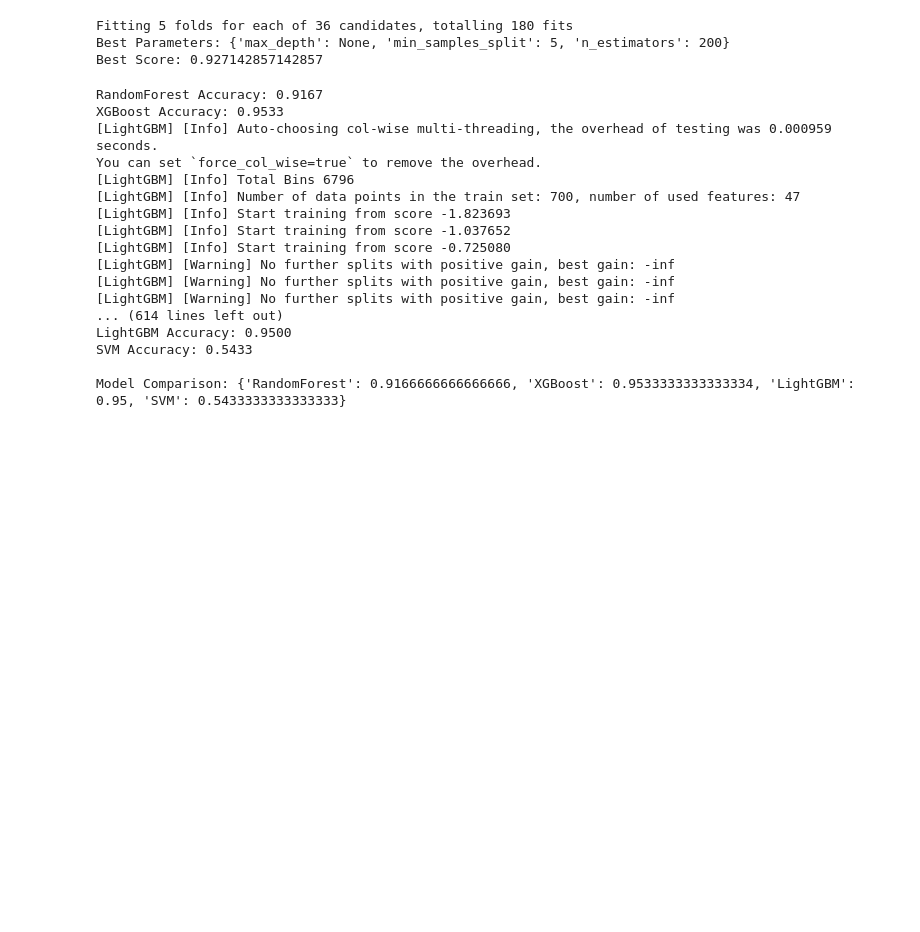
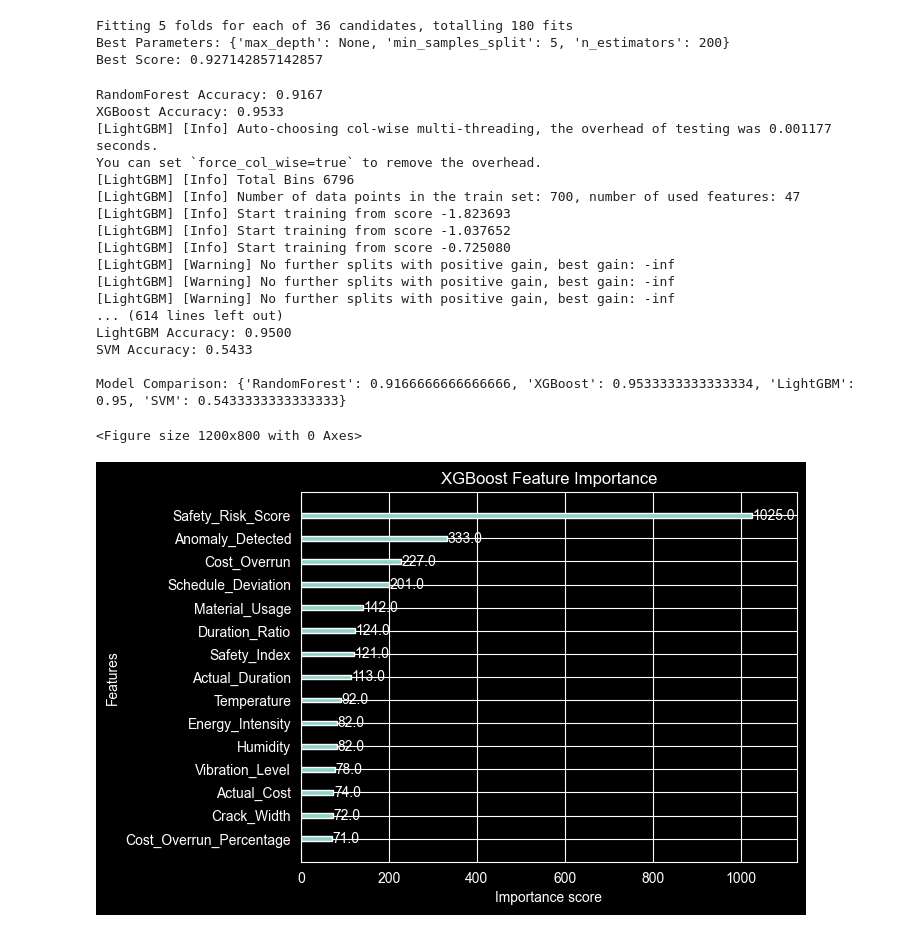
Before and after one commit to cabasoah/Predicting-Construction-Delay---Data-Analytics-semester-project-, a Jupyter notebook: construction_ml.ipynb, the cells around one changed output. Cells and saved outputs as stored; diff of their text form; code cells hidden in the pictures; blank space fills up the shorter version.

```diff
--- a/construction_ml.ipynb
+++ b/construction_ml.ipynb
@@ -184,19 +162,21 @@ models = {
 }
 
 results = {}
+trained_models = {}
 
 for name, model in models.items():
     model.fit(X_train, y_train)
     pred = model.predict(X_test)
     acc = accuracy_score(y_test, pred)
     results[name] = acc
+    trained_models[name] = model
     print(f"{name} Accuracy: {acc:.4f}")
 
 print("\nModel Comparison:", results)
 # %% [output]
 RandomForest Accuracy: 0.9167
 XGBoost Accuracy: 0.9533
-[LightGBM] [Info] Auto-choosing col-wise multi-threading, the overhead of testing was 0.000959 seconds.
+[LightGBM] [Info] Auto-choosing col-wise multi-threading, the overhead of testing was 0.001177 seconds.
 You can set `force_col_wise=true` to remove the overhead.
 [LightGBM] [Info] Total Bins 6796
 [LightGBM] [Info] Number of data points in the train set: 700, number of used features: 47
@@ -211,3 +191,17 @@ LightGBM Accuracy: 0.9500
 SVM Accuracy: 0.5433
 
 Model Comparison: {'RandomForest': 0.9166666666666666, 'XGBoost': 0.9533333333333334, 'LightGBM': 0.95, 'SVM': 0.5433333333333333}
+# %%
+from xgboost import plot_importance
+
+# Assuming you stored your trained XGBoost model as xgb_model
+xgb_model = trained_models["XGBoost"]
+
+# Plot feature importance
+plt.figure(figsize=(12,8))
+plot_importance(xgb_model, max_num_features=15, importance_type='weight')
+plt.title("XGBoost Feature Importance")
+plt.show()
+# %% [output]
+<Figure size 1200x800 with 0 Axes>
+[figure, added]
```
Also changed, not shown: parts of 4 cells of this notebook, 7 other files.
